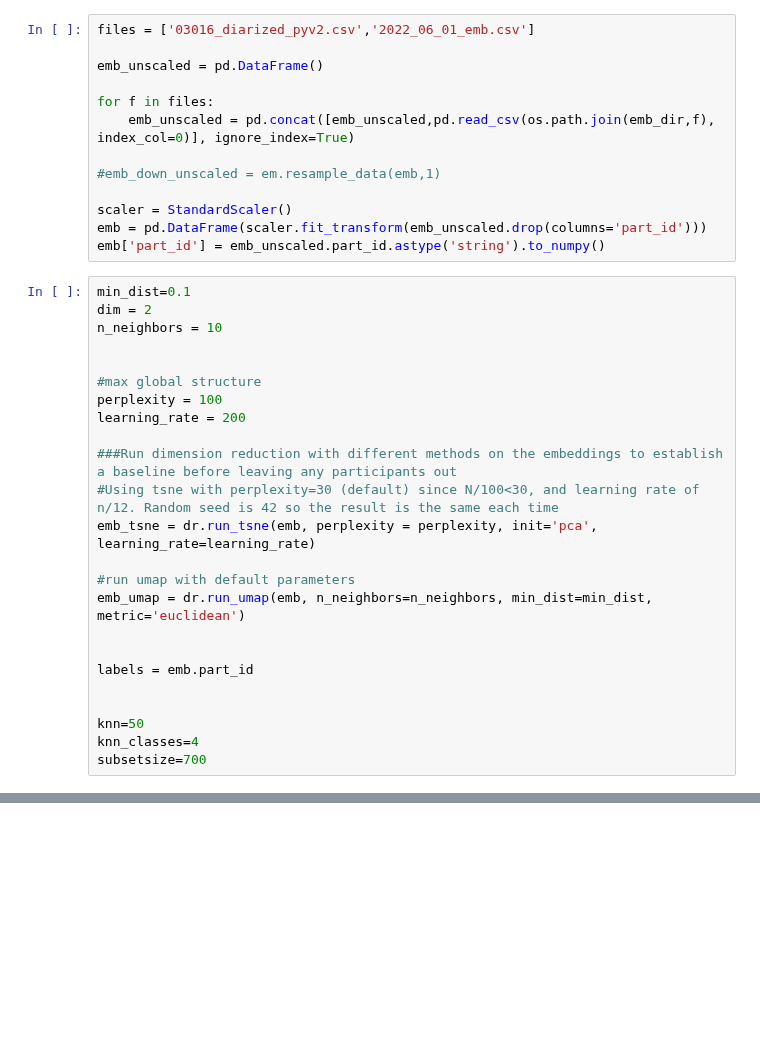
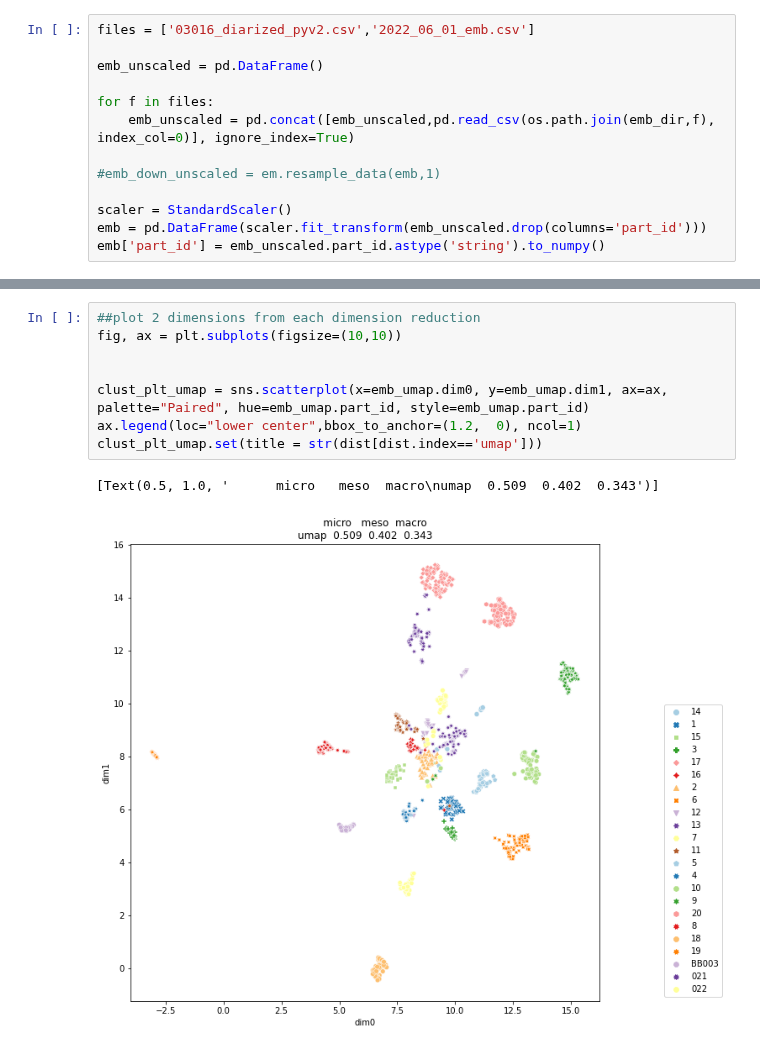
Before and after one commit to Rahul-Brito/infantvoice, a Jupyter notebook: scripts/Sohye Notebook.ipynb, the cells around one changed output, grey strips where cells are left out. Cells and saved outputs as stored; diff of their text form; blank space fills up the shorter version.

```diff
--- a/scripts/Sohye Notebook.ipynb
+++ b/scripts/Sohye Notebook.ipynb
@@ -93,27 +93,3 @@ for f in files:
 scaler = StandardScaler()
 emb = pd.DataFrame(scaler.fit_transform(emb_unscaled.drop(columns='part_id')))
 emb['part_id'] = emb_unscaled.part_id.astype('string').to_numpy()
-# %%
-min_dist=0.1
-dim = 2
-n_neighbors = 10
-
-
-#max global structure
-perplexity = 100
-learning_rate = 200
-
-###Run dimension reduction with different methods on the embeddings to establish a baseline before leaving any participants out
-#Using tsne with perplexity=30 (default) since N/100<30, and learning rate of n/12. Random seed is 42 so the result is the same each time
-emb_tsne = dr.run_tsne(emb, perplexity = perplexity, init='pca', learning_rate=learning_rate)
-
-#run umap with default parameters
-emb_umap = dr.run_umap(emb, n_neighbors=n_neighbors, min_dist=min_dist, metric='euclidean')
-
-
-labels = emb.part_id
-
-
-knn=50
-knn_classes=4
-subsetsize=700
@@ -151 +124,12 @@ clust_plt_umap.set(title = str(dist[dist.index=='umap']))
+# %%
+##plot 2 dimensions from each dimension reduction
+fig, ax = plt.subplots(figsize=(10,10))
+
+
+clust_plt_umap = sns.scatterplot(x=emb_umap.dim0, y=emb_umap.dim1, ax=ax, palette="Paired", hue=emb_umap.part_id, style=emb_umap.part_id)
+ax.legend(loc="lower center",bbox_to_anchor=(1.2,  0), ncol=1)
+clust_plt_umap.set(title = str(dist[dist.index=='umap']))
+# %% [output]
+[Text(0.5, 1.0, '      micro   meso  macro\numap  0.509  0.402  0.343')]
+[figure, added]
 # %%
```
Also changed, not shown: parts of 4 cells of this notebook.
